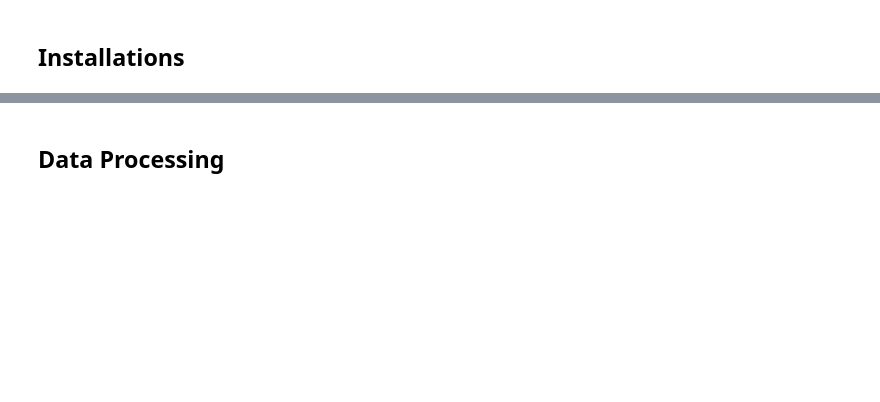
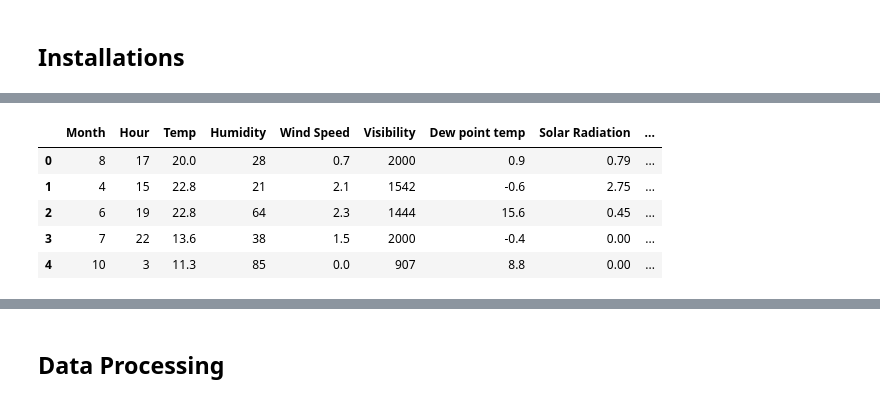
Before and after one commit to brianmoral/ML, a Jupyter notebook: Problem_Sets/Set-4/PS4-Brian-Morales.ipynb, the cells around one changed output, grey strips where cells are left out. Saved outputs shown, nothing was run; the diff lists cells and outputs as text; code cells hidden in the pictures; blank space fills up the shorter version.

```diff
--- a/Problem_Sets/Set-4/PS4-Brian-Morales.ipynb
+++ b/Problem_Sets/Set-4/PS4-Brian-Morales.ipynb
@@ -7,0 +43,19 @@ import pandas as pd
+# %%
+bike_Xtest['Date'] = pd.to_datetime(bike_Xtest['Date'], infer_datetime_format=True).dt.month
+bike_Xtest = bike_Xtest.rename(columns={'Date': 'Month', 'Temperature(�C)': 'Temp', 'Humidity(%)': 'Humidity', 'Wind speed (m/s)': 'Wind Speed',
+                                            'Visibility (10m)': 'Visibility', 'Dew point temperature(�C)': 'Dew point temp', 'Solar Radiation (MJ/m2)': 'Solar Radiation',
+                                            'Rainfall(mm)': 'Rainfall', 'Snowfall (cm)': 'Snowfall'})
+seasons = pd.Categorical(bike_Xtest['Seasons'])
+bike_Xtest['Seasons'] = seasons.codes
+holidays = pd.Categorical(bike_Xtest['Holiday'])
+bike_Xtest['Holiday'] = holidays.codes
+func_day = pd.Categorical(bike_Xtest['Functioning Day'])
+bike_Xtest['Functioning Day'] = func_day.codes
+bike_Xtest.head()
+# %% [output]
+|  | Month | Hour | Temp | Humidity | Wind Speed | Visibility | Dew point temp | Solar Radiation | ... |
+| 0 | 8 | 17 | 20.0 | 28 | 0.7 | 2000 | 0.9 | 0.79 | ... |
+| 1 | 4 | 15 | 22.8 | 21 | 2.1 | 1542 | -0.6 | 2.75 | ... |
+| 2 | 6 | 19 | 22.8 | 64 | 2.3 | 1444 | 15.6 | 0.45 | ... |
+| 3 | 7 | 22 | 13.6 | 38 | 1.5 | 2000 | -0.4 | 0.00 | ... |
+| 4 | 10 | 3 | 11.3 | 85 | 0.0 | 907 | 8.8 | 0.00 | ... |
```
Also changed, not shown: parts of 16 cells of this notebook, 1 other file.
